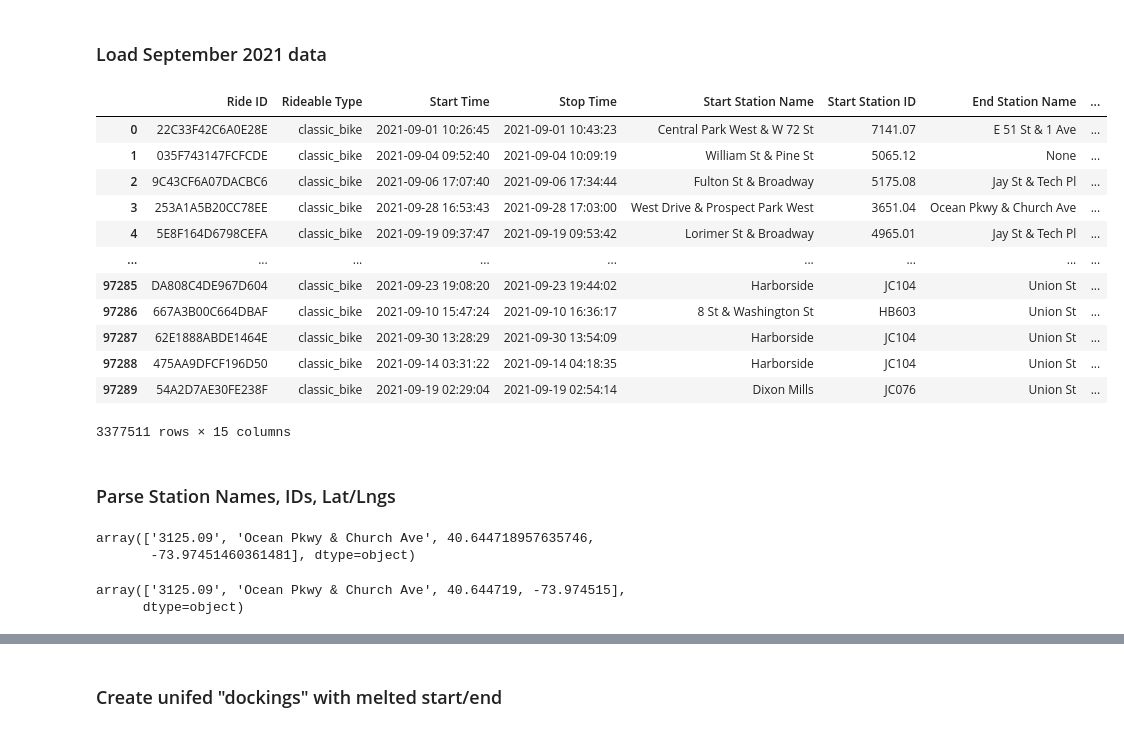
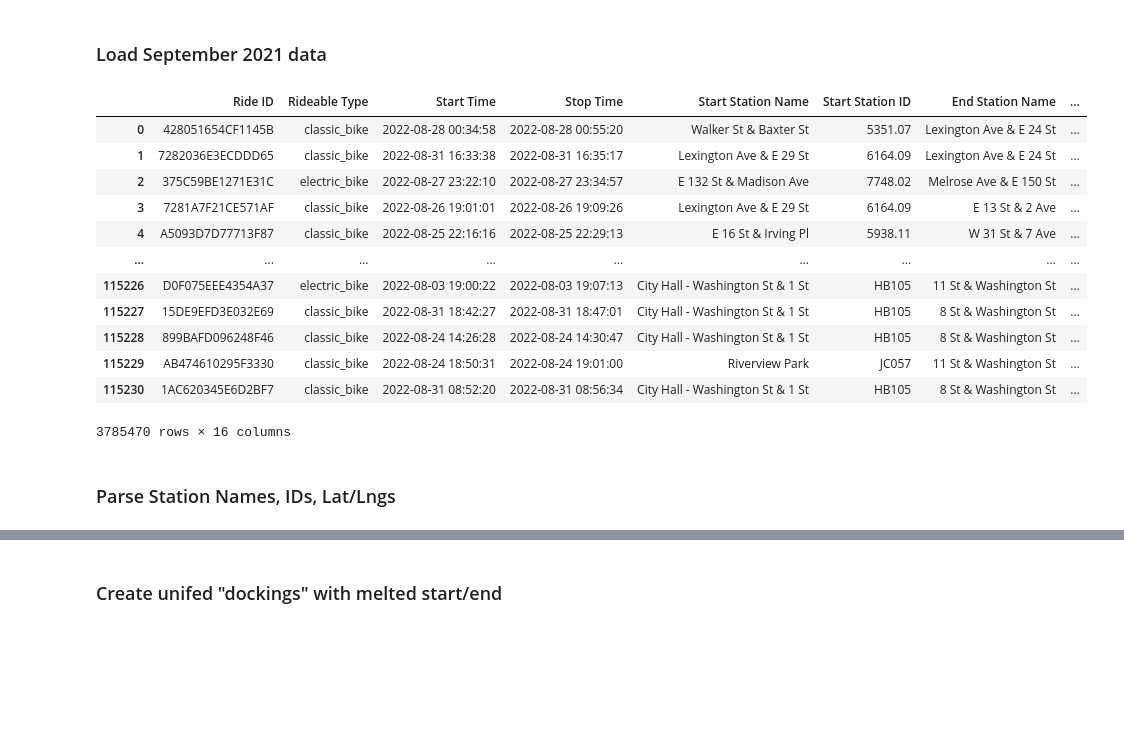
Before and after one commit to neighbor-ryan/ctbk.dev, a Jupyter notebook: station-counts.ipynb, the cells around one changed output, grey strips where cells are left out. Saved outputs shown, nothing was run; the diff lists cells and outputs as text; code cells hidden in the pictures; blank space fills up the shorter version.

```diff
--- a/station-counts.ipynb
+++ b/station-counts.ipynb
@@ -4,21 +6,21 @@ from utz import *
 # %% [markdown]
 ### Load September 2021 data
 # %%
-d = read_parquet('ctbk/normalized/202109.parquet')
+d = read_parquet('static/assets/202208.parquet')
 d
 # %% [output]
 |  | Ride ID | Rideable Type | Start Time | Stop Time | Start Station Name | Start Station ID | End Station Name | ... |
-| 0 | 22C33F42C6A0E28E | classic_bike | 2021-09-01 10:26:45 | 2021-09-01 10:43:23 | Central Park West & W 72 St | 7141.07 | E 51 St & 1 Ave | ... |
-| 1 | 035F743147FCFCDE | classic_bike | 2021-09-04 09:52:40 | 2021-09-04 10:09:19 | William St & Pine St | 5065.12 | None | ... |
-| 2 | 9C43CF6A07DACBC6 | classic_bike | 2021-09-06 17:07:40 | 2021-09-06 17:34:44 | Fulton St & Broadway | 5175.08 | Jay St & Tech Pl | ... |
-| 3 | 253A1A5B20CC78EE | classic_bike | 2021-09-28 16:53:43 | 2021-09-28 17:03:00 | West Drive & Prospect Park West | 3651.04 | Ocean Pkwy & Church Ave | ... |
-| 4 | 5E8F164D6798CEFA | classic_bike | 2021-09-19 09:37:47 | 2021-09-19 09:53:42 | Lorimer St & Broadway | 4965.01 | Jay St & Tech Pl | ... |
+| 0 | 428051654CF1145B | classic_bike | 2022-08-28 00:34:58 | 2022-08-28 00:55:20 | Walker St & Baxter St | 5351.07 | Lexington Ave & E 24 St | ... |
+| 1 | 7282036E3ECDDD65 | classic_bike | 2022-08-31 16:33:38 | 2022-08-31 16:35:17 | Lexington Ave & E 29 St | 6164.09 | Lexington Ave & E 24 St | ... |
+| 2 | 375C59BE1271E31C | electric_bike | 2022-08-27 23:22:10 | 2022-08-27 23:34:57 | E 132 St & Madison Ave | 7748.02 | Melrose Ave & E 150 St | ... |
+| 3 | 7281A7F21CE571AF | classic_bike | 2022-08-26 19:01:01 | 2022-08-26 19:09:26 | Lexington Ave & E 29 St | 6164.09 | E 13 St & 2 Ave | ... |
+| 4 | A5093D7D77713F87 | classic_bike | 2022-08-25 22:16:16 | 2022-08-25 22:29:13 | E 16 St & Irving Pl | 5938.11 | W 31 St & 7 Ave | ... |
 | ... | ... | ... | ... | ... | ... | ... | ... | ... |
-| 97285 | DA808C4DE967D604 | classic_bike | 2021-09-23 19:08:20 | 2021-09-23 19:44:02 | Harborside | JC104 | Union St | ... |
-| 97286 | 667A3B00C664DBAF | classic_bike | 2021-09-10 15:47:24 | 2021-09-10 16:36:17 | 8 St & Washington St | HB603 | Union St | ... |
-| 97287 | 62E1888ABDE1464E | classic_bike | 2021-09-30 13:28:29 | 2021-09-30 13:54:09 | Harborside | JC104 | Union St | ... |
-| 97288 | 475AA9DFCF196D50 | classic_bike | 2021-09-14 03:31:22 | 2021-09-14 04:18:35 | Harborside | JC104 | Union St | ... |
-| 97289 | 54A2D7AE30FE238F | classic_bike | 2021-09-19 02:29:04 | 2021-09-19 02:54:14 | Dixon Mills | JC076 | Union St | ... |
+| 115226 | D0F075EEE4354A37 | electric_bike | 2022-08-03 19:00:22 | 2022-08-03 19:07:13 | City Hall - Washington St & 1 St | HB105 | 11 St & Washington St | ... |
+| 115227 | 15DE9EFD3E032E69 | classic_bike | 2022-08-31 18:42:27 | 2022-08-31 18:47:01 | City Hall - Washington St & 1 St | HB105 | 8 St & Washington St | ... |
+| 115228 | 899BAFD096248F46 | classic_bike | 2022-08-24 14:26:28 | 2022-08-24 14:30:47 | City Hall - Washington St & 1 St | HB105 | 8 St & Washington St | ... |
+| 115229 | AB474610295F3330 | classic_bike | 2022-08-24 18:50:31 | 2022-08-24 19:01:00 | Riverview Park | JC057 | 11 St & Washington St | ... |
+| 115230 | 1AC620345E6D2BF7 | classic_bike | 2022-08-31 08:52:20 | 2022-08-31 08:56:34 | City Hall - Washington St & 1 St | HB105 | 8 St & Washington St | ... |
-3377511 rows × 15 columns
+3785470 rows × 16 columns
 # %% [markdown]
 ### Parse Station Names, IDs, Lat/Lngs
@@ -27,10 +26,0 @@ r0, r1 = d[d['Start Station ID'] == '3125.09'][columns.keys()].drop_duplicates()
-# %%
-r0
-# %% [output]
-array(['3125.09', 'Ocean Pkwy & Church Ave', 40.644718957635746,
-       -73.97451460361481], dtype=object)
-# %%
-r1
-# %% [output]
-array(['3125.09', 'Ocean Pkwy & Church Ave', 40.644719, -73.974515],
-      dtype=object)
```
Also changed, not shown: parts of 34 cells of this notebook, 3 other files.
